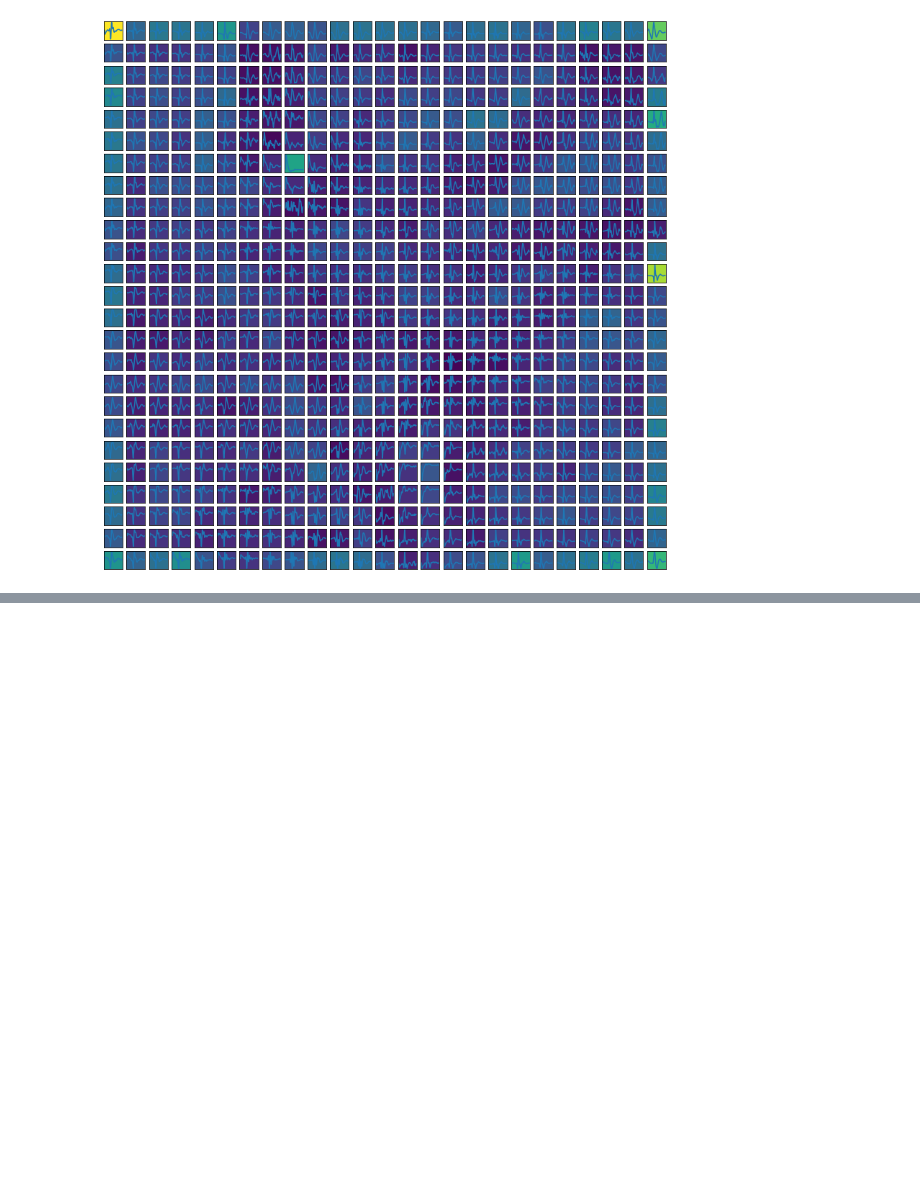
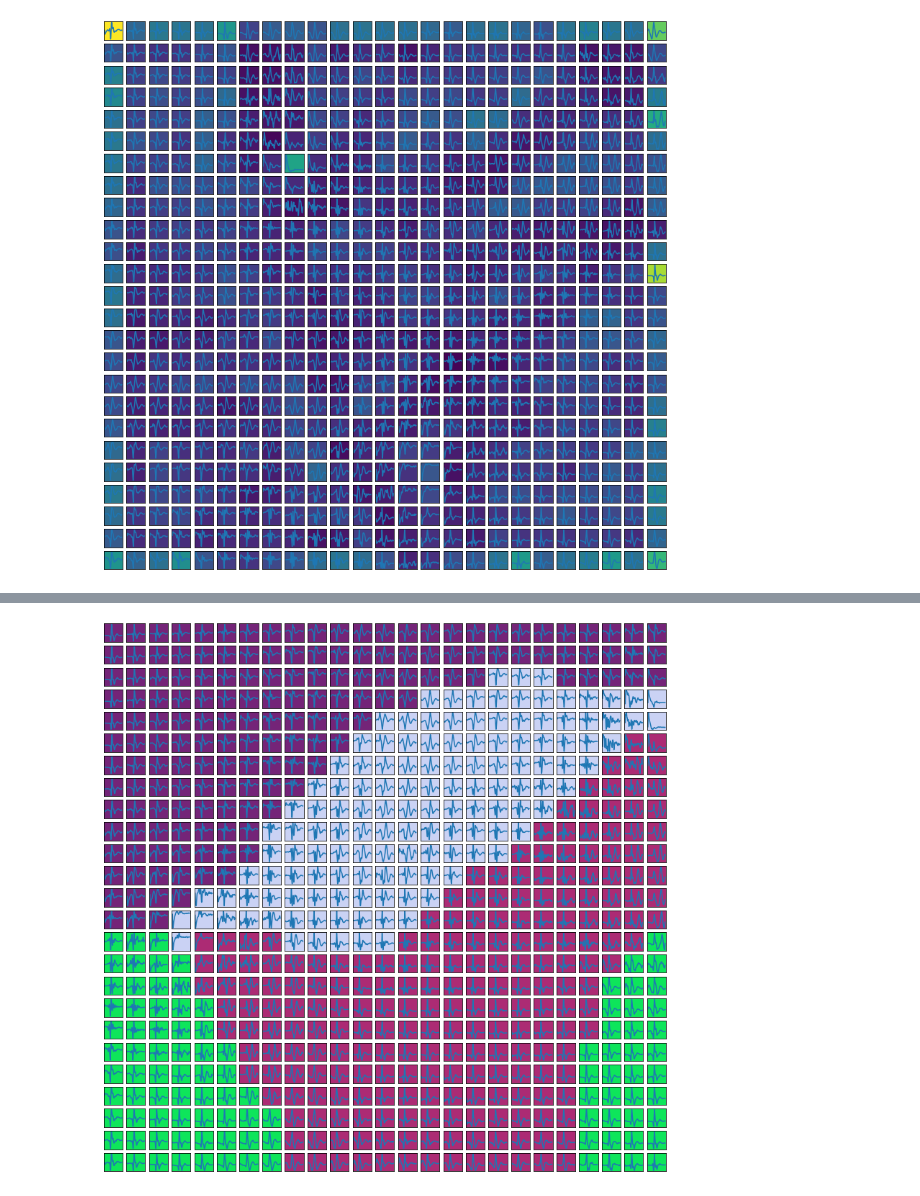
Before and after one commit to llayer/StromboliWF, a Jupyter notebook: som.ipynb, the cells around one changed output, grey strips where cells are left out. Saved outputs shown, nothing was run; the diff lists cells and outputs as text; code cells hidden in the pictures; blank space fills up the shorter version.

```diff
--- a/som.ipynb
+++ b/som.ipynb
@@ -274,0 +119,6 @@ k
+# %%
+n_clusters = 4
+# %%
+clusters = ana.kmeans_som(som, features, size_x, size_y, n_clusters=n_clusters)
+# %% [output]
+[figure, added]
```
Also changed, not shown: parts of 45 cells of this notebook, 1 other file.
